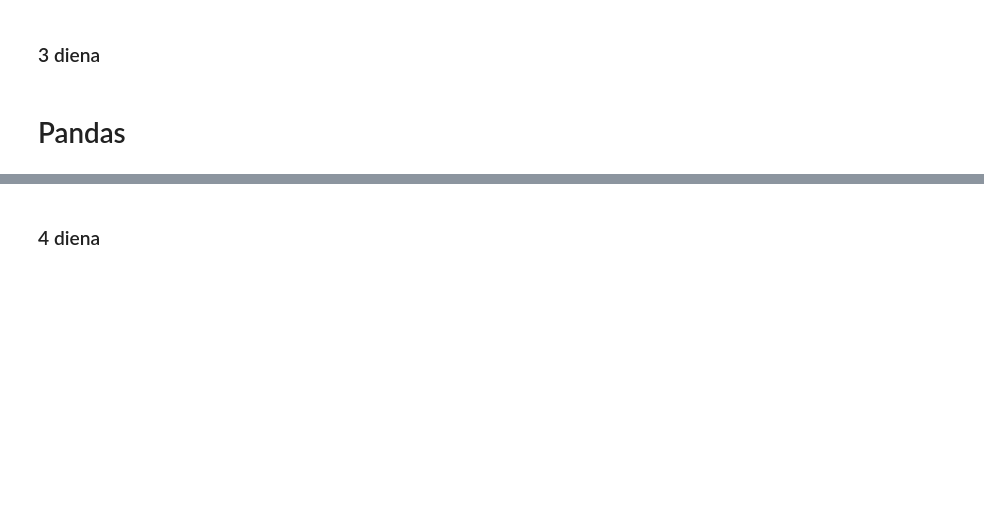
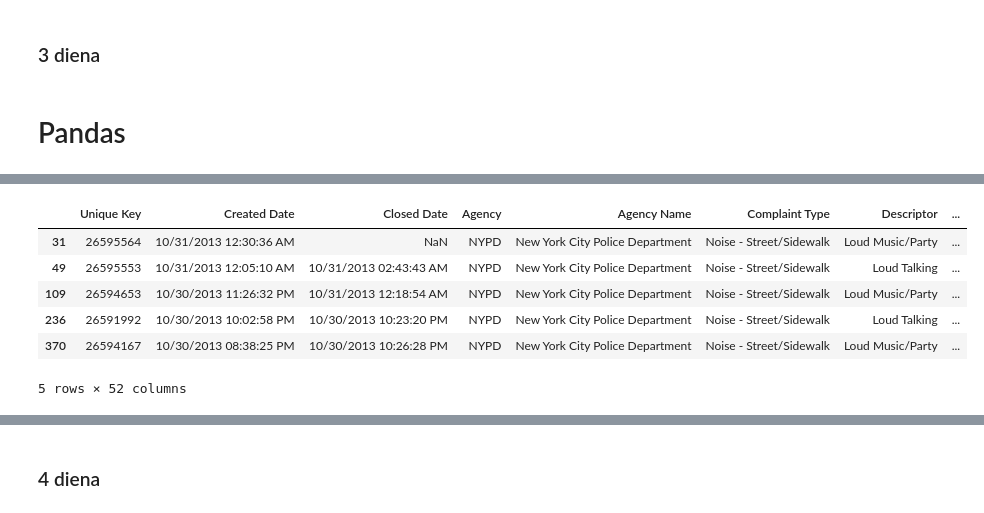
Before and after one commit to AndrejusAnto/CA-BigData-, a Jupyter notebook: Big data.ipynb, the cells around one changed output, grey strips where cells are left out. Drawn from its saved outputs; the diff is of its cells as text; code cells hidden in the pictures; blank space fills up the shorter version.

```diff
--- a/Big data.ipynb
+++ b/Big data.ipynb
@@ -920,0 +1333,10 @@ array([[ 1900., 30000.,  4000., 48300.],
+# %%
+df[is_noise & in_brooklyn][:5]
+# %% [output]
+|  | Unique Key | Created Date | Closed Date | Agency | Agency Name | Complaint Type | Descriptor | ... |
+| 31 | 26595564 | 10/31/2013 12:30:36 AM | NaN | NYPD | New York City Police Department | Noise - Street/Sidewalk | Loud Music/Party | ... |
+| 49 | 26595553 | 10/31/2013 12:05:10 AM | 10/31/2013 02:43:43 AM | NYPD | New York City Police Department | Noise - Street/Sidewalk | Loud Talking | ... |
+| 109 | 26594653 | 10/30/2013 11:26:32 PM | 10/31/2013 12:18:54 AM | NYPD | New York City Police Department | Noise - Street/Sidewalk | Loud Music/Party | ... |
+| 236 | 26591992 | 10/30/2013 10:02:58 PM | 10/30/2013 10:23:20 PM | NYPD | New York City Police Department | Noise - Street/Sidewalk | Loud Talking | ... |
+| 370 | 26594167 | 10/30/2013 08:38:25 PM | 10/30/2013 10:26:28 PM | NYPD | New York City Police Department | Noise - Street/Sidewalk | Loud Music/Party | ... |
+5 rows × 52 columns
```
Also changed, not shown: parts of 89 cells of this notebook, 3 other files.
